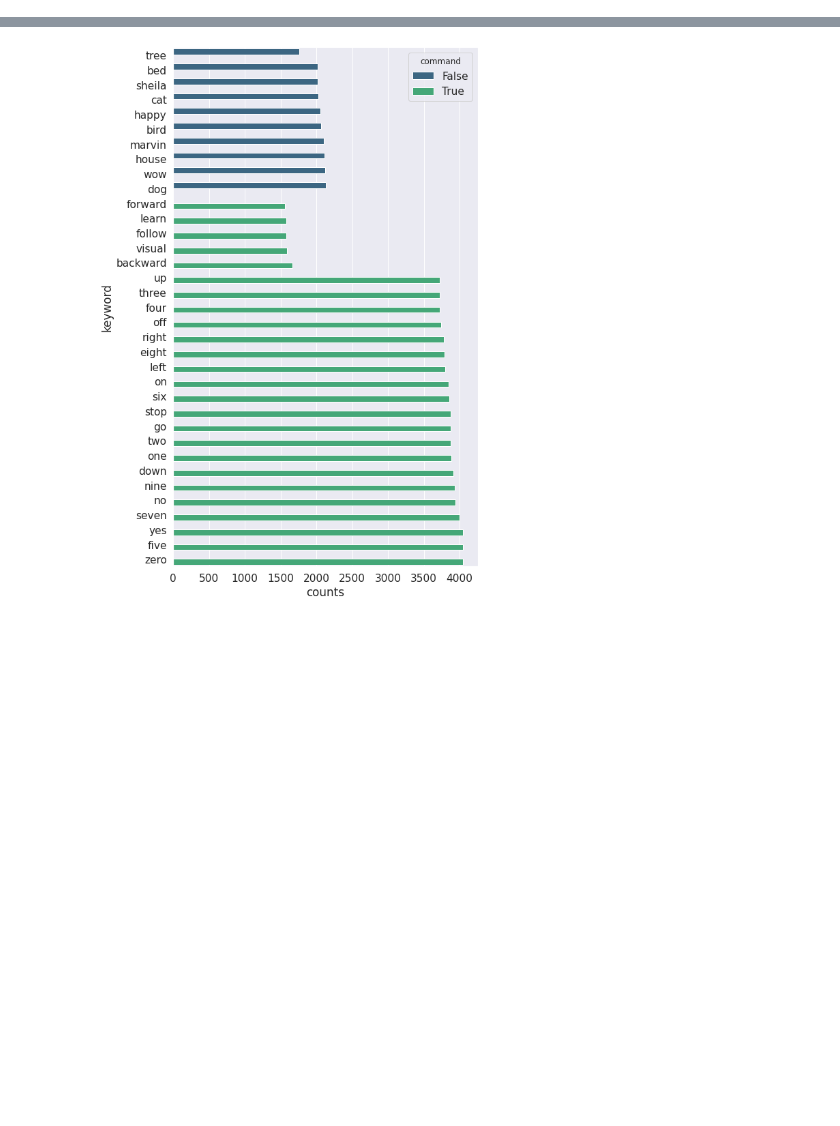
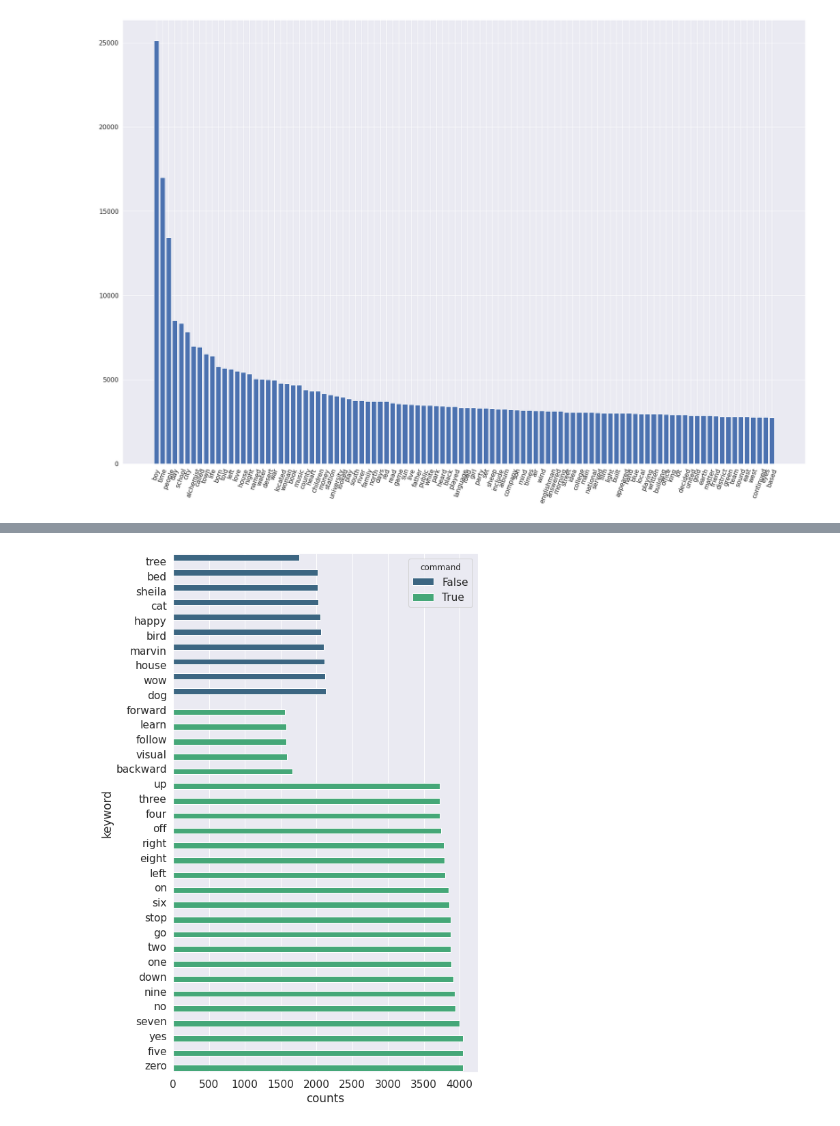
Before and after one commit to harvard-edge/multilingual_kws, a Jupyter notebook: WordCounts.ipynb, the cells around one changed output, grey strips where cells are left out. Cells and saved outputs as stored; diff of their text form; code cells hidden in the pictures; blank space fills up the shorter version.

```diff
--- a/WordCounts.ipynb
+++ b/WordCounts.ipynb
@@ -12,0 +124,8 @@ sns.set(font_scale=1.4)
+# %%
+fig,ax = plt.subplots()
+topn = filtered_en.most_common(100)
+ax.bar([c[0] for c in topn], [c[1] for c in topn]);
+fig.set_size_inches(30,20)
+ax.set_xticklabels([c[0] for c in topn], rotation=70);
+# %% [output]
+[figure, added]
```
Also changed, not shown: parts of 12 cells of this notebook.
